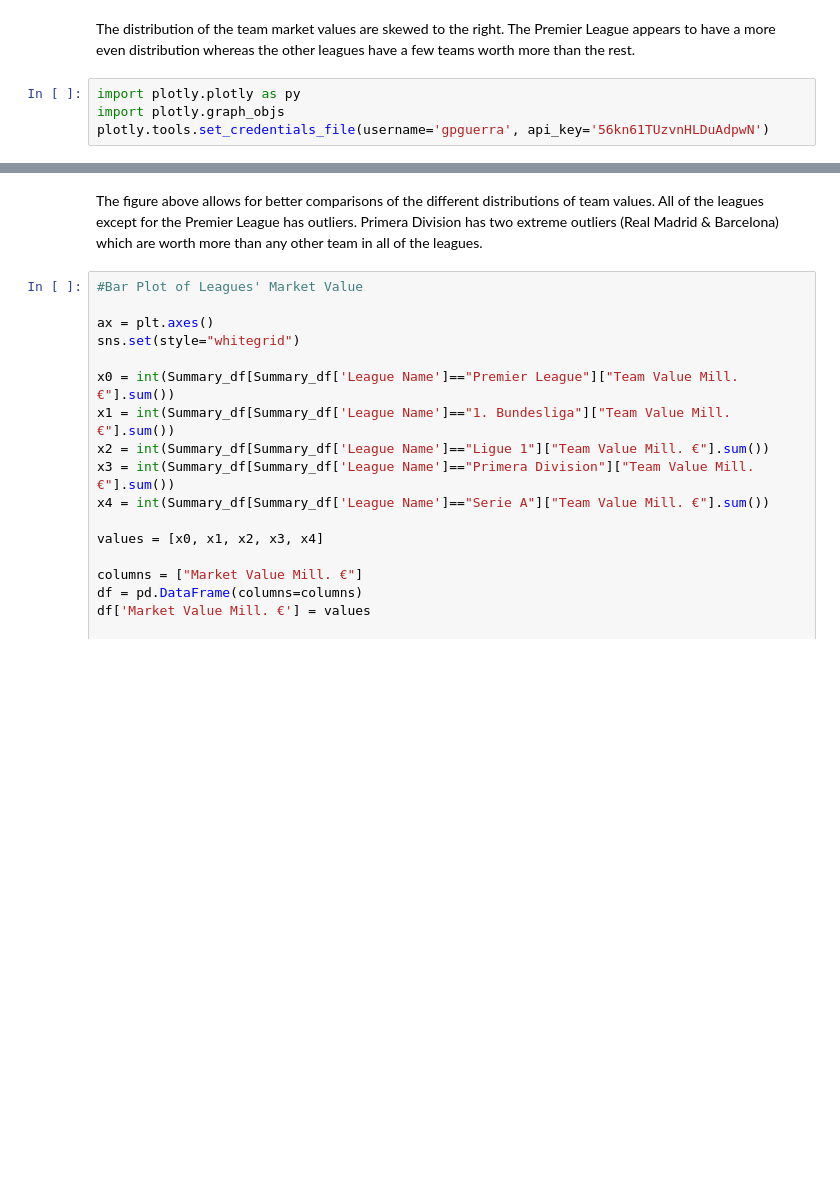
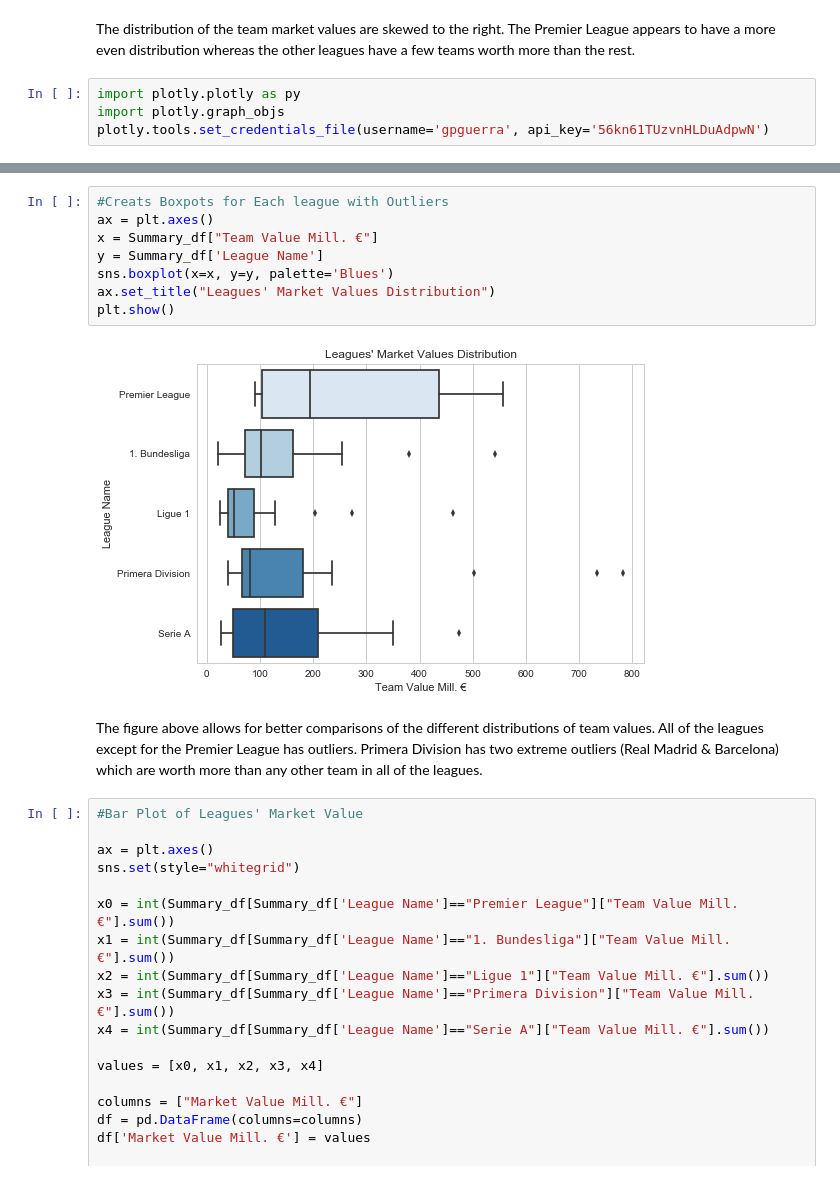
Before and after one commit to gpguerra7/Springboard-Exercises, a Jupyter notebook: Capstone 1/Capstone 1.ipynb, the cells around one changed output, grey strips where cells are left out. Cells and saved outputs as stored; diff of their text form; blank space fills up the shorter version.

```diff
--- a/Capstone 1/Capstone 1.ipynb
+++ b/Capstone 1/Capstone 1.ipynb
@@ -509,3 +487,13 @@ py.iplot(fig)
+# %%
+#Creats Boxpots for Each league with Outliers
+ax = plt.axes()
+x = Summary_df["Team Value Mill. €"]
+y = Summary_df['League Name']
+sns.boxplot(x=x, y=y, palette='Blues')
+ax.set_title("Leagues' Market Values Distribution")
+plt.show()
+# %% [output]
+[figure, added]
 # %% [markdown]
 The figure above allows for better comparisons of the different distributions of team values. All of the leagues except for the Premier League has outliers. Primera Division has two extreme outliers (Real Madrid & Barcelona) which are worth more than any other team in all of the leagues.
 # %%
```
Also changed, not shown: parts of 8 cells of this notebook.
